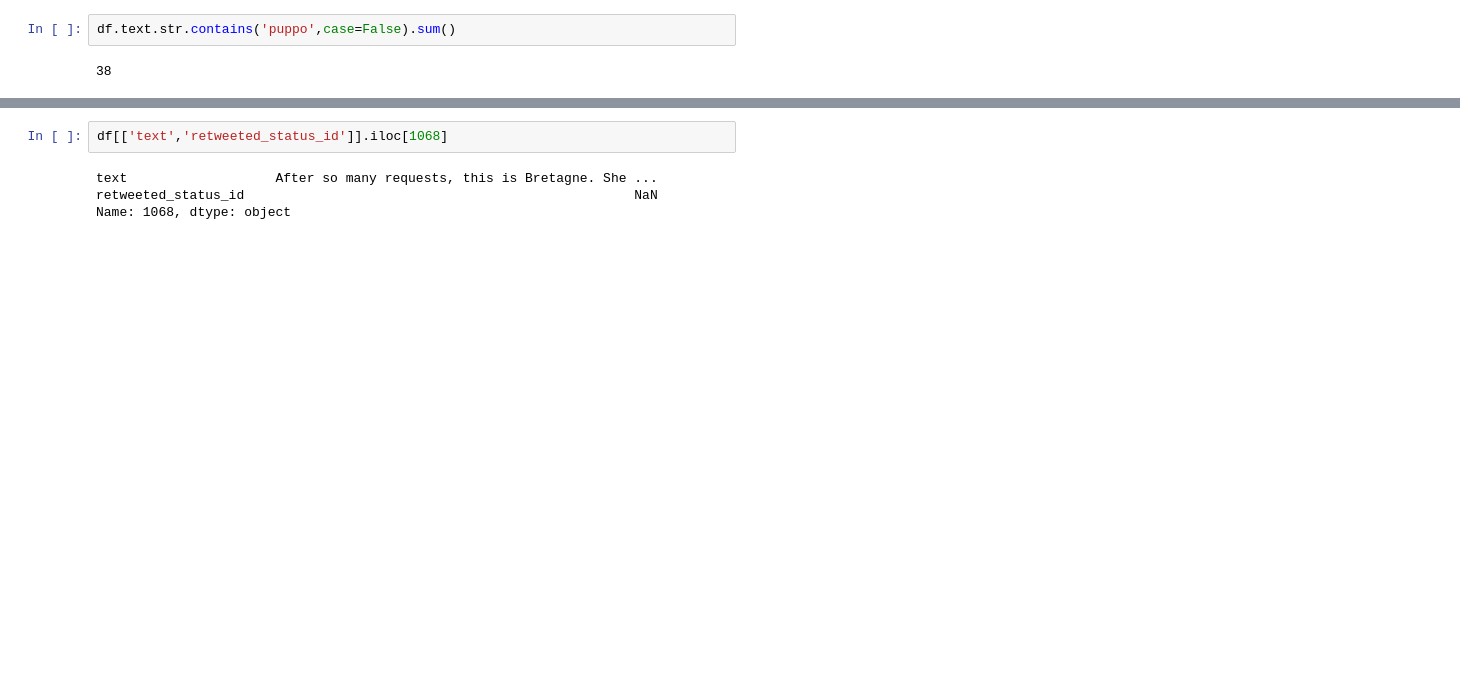
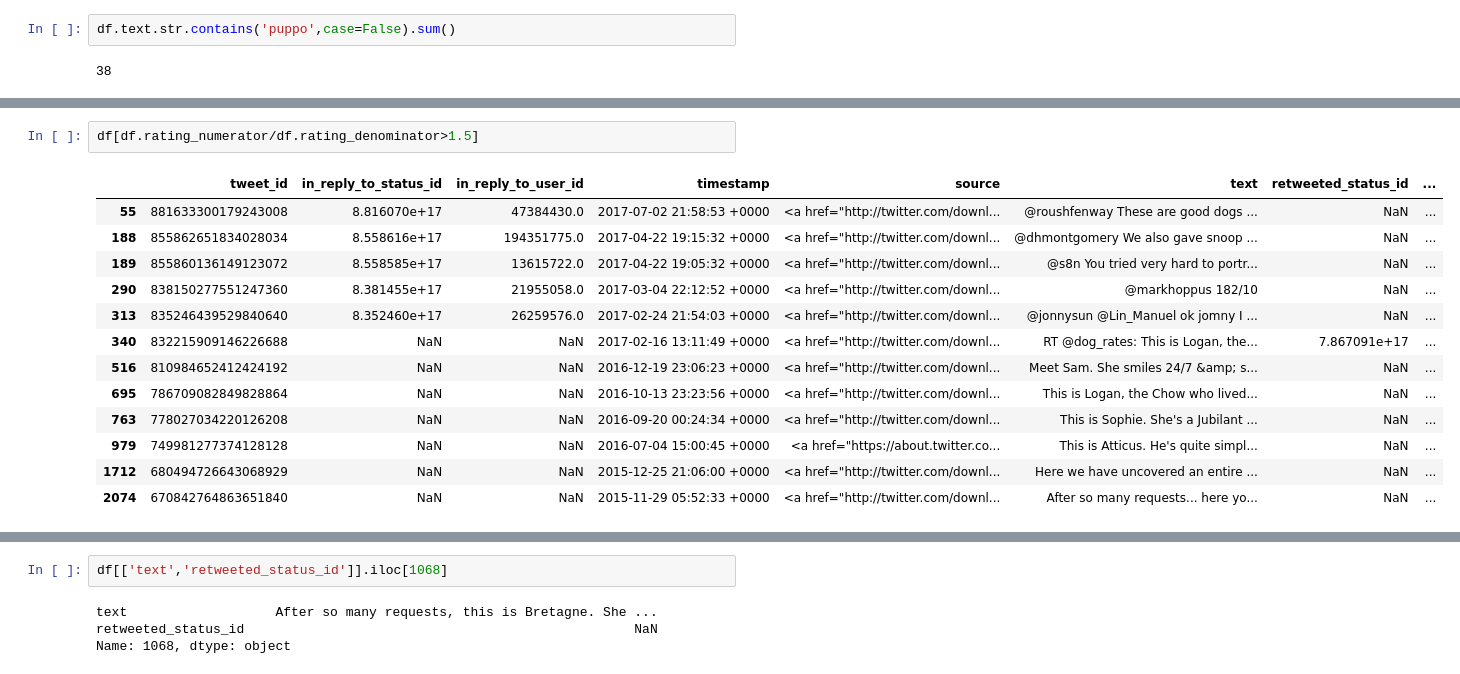
Before and after one commit to miniermatar/udacity_project_5_data_wrangling, a Jupyter notebook: wrangle_act.ipynb, the cells around one changed output, grey strips where cells are left out. Drawn from its saved outputs; the diff is of its cells as text; blank space fills up the shorter version.

```diff
--- a/wrangle_act.ipynb
+++ b/wrangle_act.ipynb
@@ -444,0 +463,16 @@ df.text.str.contains('puppo',case=False).sum()
+# %%
+df[df.rating_numerator/df.rating_denominator>1.5]
+# %% [output]
+|  | tweet_id | in_reply_to_status_id | in_reply_to_user_id | timestamp | source | text | retweeted_status_id | ... |
+| 55 | 881633300179243008 | 8.816070e+17 | 47384430.0 | 2017-07-02 21:58:53 +0000 | <a href="http://twitter.com/downl... | @roushfenway These are good dogs ... | NaN | ... |
+| 188 | 855862651834028034 | 8.558616e+17 | 194351775.0 | 2017-04-22 19:15:32 +0000 | <a href="http://twitter.com/downl... | @dhmontgomery We also gave snoop ... | NaN | ... |
+| 189 | 855860136149123072 | 8.558585e+17 | 13615722.0 | 2017-04-22 19:05:32 +0000 | <a href="http://twitter.com/downl... | @s8n You tried very hard to portr... | NaN | ... |
+| 290 | 838150277551247360 | 8.381455e+17 | 21955058.0 | 2017-03-04 22:12:52 +0000 | <a href="http://twitter.com/downl... | @markhoppus 182/10 | NaN | ... |
+| 313 | 835246439529840640 | 8.352460e+17 | 26259576.0 | 2017-02-24 21:54:03 +0000 | <a href="http://twitter.com/downl... | @jonnysun @Lin_Manuel ok jomny I ... | NaN | ... |
+| 340 | 832215909146226688 | NaN | NaN | 2017-02-16 13:11:49 +0000 | <a href="http://twitter.com/downl... | RT @dog_rates: This is Logan, the... | 7.867091e+17 | ... |
+| 516 | 810984652412424192 | NaN | NaN | 2016-12-19 23:06:23 +0000 | <a href="http://twitter.com/downl... | Meet Sam. She smiles 24/7 &amp; s... | NaN | ... |
+| 695 | 786709082849828864 | NaN | NaN | 2016-10-13 23:23:56 +0000 | <a href="http://twitter.com/downl... | This is Logan, the Chow who lived... | NaN | ... |
+| 763 | 778027034220126208 | NaN | NaN | 2016-09-20 00:24:34 +0000 | <a href="http://twitter.com/downl... | This is Sophie. She's a Jubilant ... | NaN | ... |
+| 979 | 749981277374128128 | NaN | NaN | 2016-07-04 15:00:45 +0000 | <a href="https://about.twitter.co... | This is Atticus. He's quite simpl... | NaN | ... |
+| 1712 | 680494726643068929 | NaN | NaN | 2015-12-25 21:06:00 +0000 | <a href="http://twitter.com/downl... | Here we have uncovered an entire ... | NaN | ... |
+| 2074 | 670842764863651840 | NaN | NaN | 2015-11-29 05:52:33 +0000 | <a href="http://twitter.com/downl... | After so many requests... here yo... | NaN | ... |
```
Also changed, not shown: parts of 133 cells of this notebook.
